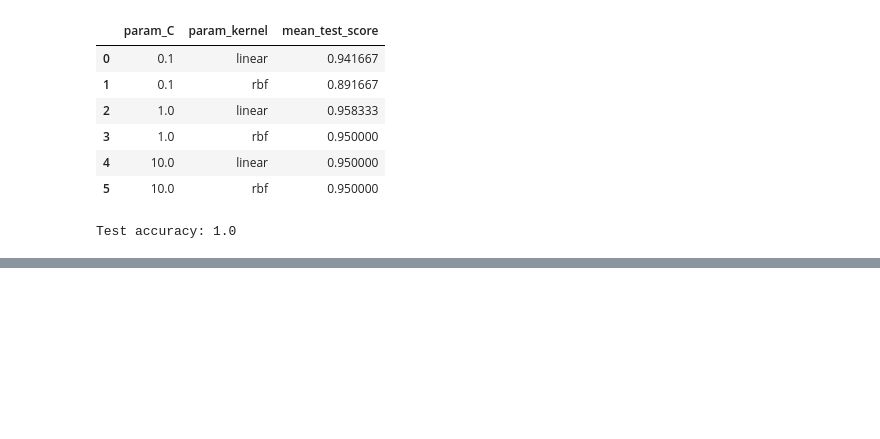
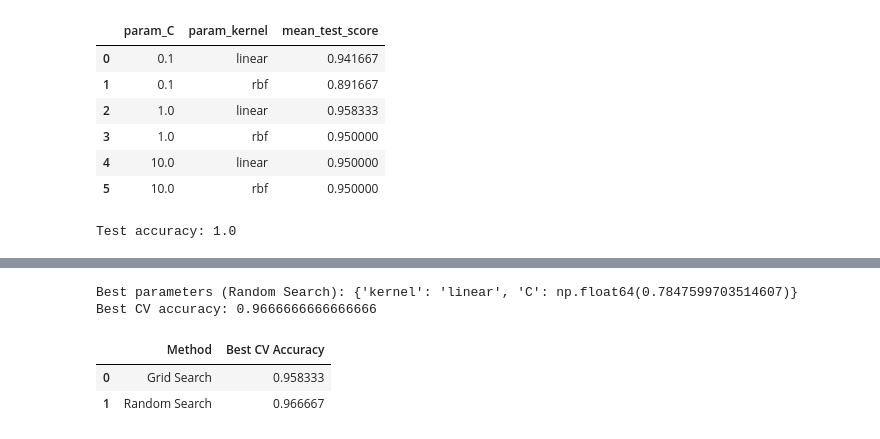
Before and after one commit to RoktimTaye/TIHAN-HYDRABAD-CLASSES, a Jupyter notebook: MODULE 5/prac/prac1.ipynb, the cells around one changed output, grey strips where cells are left out. Cells and saved outputs as stored; diff of their text form; code cells hidden in the pictures; blank space fills up the shorter version.

Commit message:
Gt idea of random search

```diff
--- a/MODULE 5/prac/prac1.ipynb
+++ b/MODULE 5/prac/prac1.ipynb
@@ -69,0 +72,16 @@ Test accuracy: 1.0
+# %%
+param_dist = {
+    'C': np.logspace(-3, 2, 20),
+    'kernel': ['linear', 'rbf', 'poly']
+}
+# %%
+random_search = RandomizedSearchCV(
+    estimator=SVC(),
+    param_distributions=param_dist,
+    n_iter=10,
+    cv=5,
+    scoring='accuracy',
+    random_state=42,
+    n_jobs=1
+)
+random_search.fit(xtrain,ytrain)
@@ -69,0 +97,20 @@ Test accuracy: 1.0
+# %%
+print("Best parameters (Random Search):", random_search.best_params_)
+print("Best CV accuracy:", random_search.best_score_)
+# %% [output]
+Best parameters (Random Search): {'kernel': 'linear', 'C': np.float64(0.7847599703514607)}
+Best CV accuracy: 0.9666666666666666
+# %%
+summary = pd.DataFrame({
+    "Method": ["Grid Search", "Random Search"],
+    "Best CV Accuracy": [
+        grid.best_score_,
+        random_search.best_score_
+    ]
+})
+
+summary
+# %% [output]
+|  | Method | Best CV Accuracy |
+| 0 | Grid Search | 0.958333 |
+| 1 | Random Search | 0.966667 |
```
Also changed, not shown: parts of 2 cells of this notebook.
